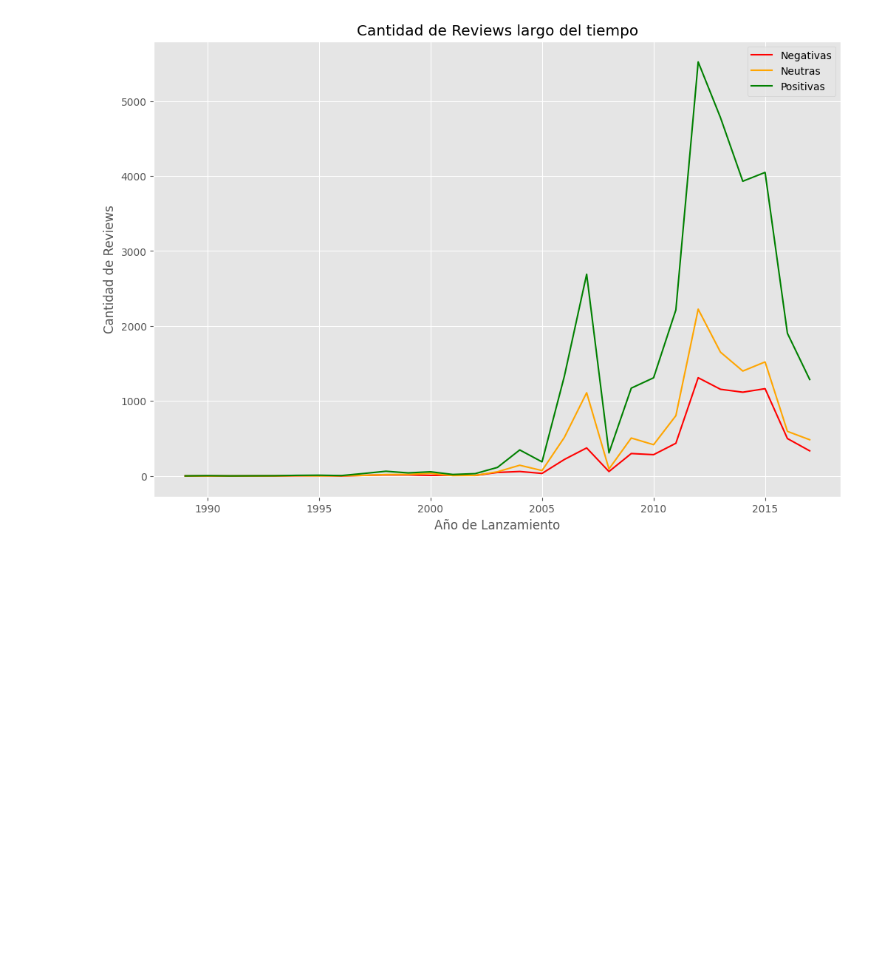
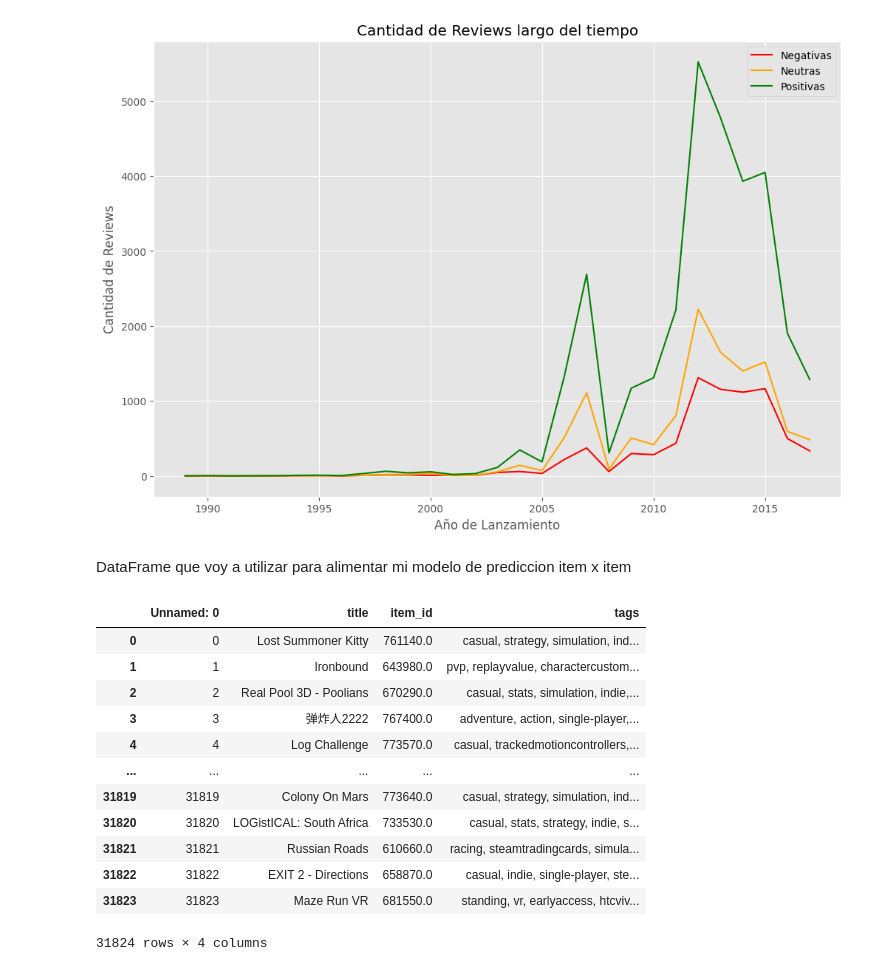
Before and after one commit to NicoJSuarez2/steam_games_project, a Jupyter notebook: Paso3_EDA + ML.ipynb, the cells around one changed output. Cells and saved outputs as stored; diff of their text form; code cells hidden in the pictures; blank space fills up the shorter version.

```diff
--- a/Paso3_EDA + ML.ipynb
+++ b/Paso3_EDA + ML.ipynb
@@ -508,4 +508,23 @@ df_games["tags"] = df_games["tags"].apply(lambda x: x.lower())
 # %%
 #df_games.to_csv("datos_ML.csv")
 # %%
-df_ML = pd.read_csv(r"data_api\datos_ML.csv")
+import pandas as pd
+df_ML = pd.read_csv(r"data_api\datos_ML.csv", index_col=False)
+# %% [markdown]
+DataFrame que voy a utilizar para alimentar mi modelo de prediccion item x item
+# %%
+df_ML
+# %% [output]
+|  | Unnamed: 0 | title | item_id | tags |
+| 0 | 0 | Lost Summoner Kitty | 761140.0 | casual, strategy, simulation, ind... |
+| 1 | 1 | Ironbound | 643980.0 | pvp, replayvalue, charactercustom... |
+| 2 | 2 | Real Pool 3D - Poolians | 670290.0 | casual, stats, simulation, indie,... |
+| 3 | 3 | 弹炸人2222 | 767400.0 | adventure, action, single-player,... |
+| 4 | 4 | Log Challenge | 773570.0 | casual, trackedmotioncontrollers,... |
+| ... | ... | ... | ... | ... |
+| 31819 | 31819 | Colony On Mars | 773640.0 | casual, strategy, simulation, ind... |
+| 31820 | 31820 | LOGistICAL: South Africa | 733530.0 | casual, stats, strategy, indie, s... |
+| 31821 | 31821 | Russian Roads | 610660.0 | racing, steamtradingcards, simula... |
+| 31822 | 31822 | EXIT 2 - Directions | 658870.0 | casual, indie, single-player, ste... |
+| 31823 | 31823 | Maze Run VR | 681550.0 | standing, vr, earlyaccess, htcviv... |
+31824 rows × 4 columns
```
Also changed, not shown: parts of 16 cells of this notebook, 2 other files.
